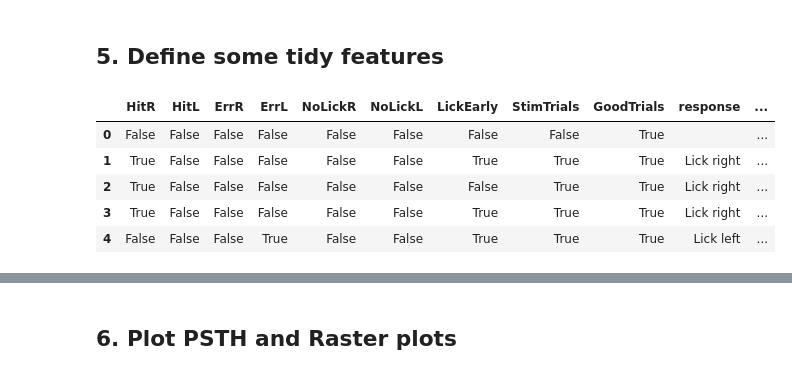
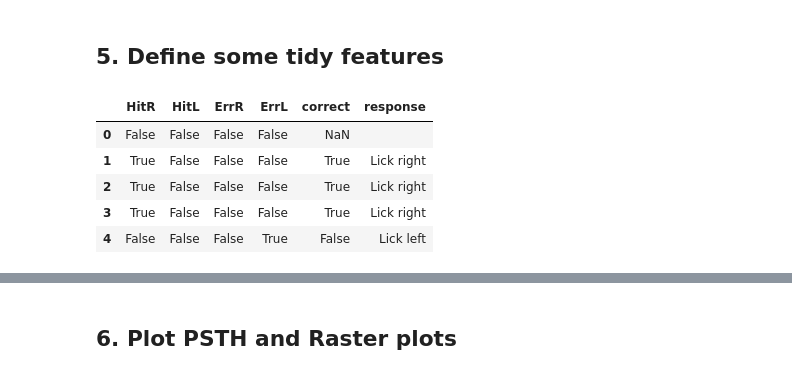
Before and after one commit to KordingLab/spykes, a Jupyter notebook: notebooks_examples/crcns_dataset_example.ipynb, the cells around one changed output, grey strips where cells are left out. Cells and saved outputs as stored; diff of their text form; code cells hidden in the pictures.

```diff
--- a/notebooks_examples/crcns_dataset_example.ipynb
+++ b/notebooks_examples/crcns_dataset_example.ipynb
@@ -55,12 +59,14 @@ neuron 9 has a firing rate of 5.07 spikes per second
 # %% [markdown]
 ## 3. Get event times
 # %%
-events = pd.DataFrame()
-events['trialStart'] = mat['obj']['trialStartTimes'][0][0][0]
-events['cueTimes'] = np.squeeze(mat['obj']['trialPropertiesHash'][0][0][0][0][2][0][2])
-events['RealCueTimes'] = events['trialStart'] + events['cueTimes']
-#events['trial_id'] = np.arange(np.size(events['trialStart']))
-events.head()
+data_df = pd.DataFrame()
+data_df['trialStart'] = mat['obj']['trialStartTimes'][0][0][0]
+data_df['cueTimes'] = np.squeeze(mat['obj']['trialPropertiesHash'][0][0][0][0][2][0][2])
+data_df['RealCueTimes'] = data_df['trialStart'] + data_df['cueTimes']
+
+# Collect all the events and display them
+events = ['trialStart', 'cueTimes', 'RealCueTimes']
+data_df[events].head()
 # %% [output]
 |  | trialStart | cueTimes | RealCueTimes |
 | 0 | 2.261389 | 0.000000 | 2.261389 |
@@ -71,17 +77,17 @@ events.head()
 # %% [markdown]
 ## 4. Get features
 # %%
-features = pd.DataFrame()
-
 trialTypeMat = mat['obj']['trialTypeMat'][0][0].astype(np.bool_)
 trialTypeStr = np.squeeze(np.stack(np.squeeze(mat['obj']['trialTypeStr'][0][0])))
 
 for ind, feat in enumerate(trialTypeStr):
-    features[str(feat)] = trialTypeMat[ind]
+    data_df[str(feat)] = trialTypeMat[ind]
 
-features['GoodTrials'] = np.squeeze(mat['obj']['trialPropertiesHash'][0][0][0][0][2][0][3]).astype(np.bool_)
-#features['trial_id'] = np.arange(np.size(features['GoodTrials']))
-features.head()
+data_df['GoodTrials'] = np.squeeze(mat['obj']['trialPropertiesHash'][0][0][0][0][2][0][3]).astype(np.bool_)
+
+# Collect all features and display them
+features = ['HitR', 'HitL', 'ErrR', 'ErrL', 'NoLickR', 'NoLickL', 'LickEarly', 'StimTrials', 'GoodTrials']
+data_df[features].head()
 # %% [output]
 |  | HitR | HitL | ErrR | ErrL | NoLickR | NoLickL | LickEarly | StimTrials | GoodTrials |
 | 0 | False | False | False | False | False | False | False | False | True |
@@ -92,17 +98,17 @@ features.head()
 # %% [markdown]
 ## 5. Define some tidy features
 # %%
-var_of_int = ['HitR','HitL', 'ErrR', 'ErrL']
+features_of_interst = ['HitR','HitL', 'ErrR', 'ErrL']
 
-features['response'] = features[var_of_int].apply(lambda row: row.argmax() if row.max()==True else '',axis=1)
-features['correct'] = features['response'].map(lambda s: {'Hit':True,'Err':False,'':np.nan}[s[:3]])
-features['response'] = features['response'].map(lambda s: {'L':'Lick left','R':'Lick right','':''}[s[-1:]])
+data_df['response'] = data_df[features_of_interst].apply(lambda row: row.argmax() if row.max()==True else '',axis=1)
+data_df['correct'] = data_df['response'].map(lambda s: {'Hit':True,'Err':False,'':np.nan}[s[:3]])
+data_df['response'] = data_df['response'].map(lambda s: {'L':'Lick left','R':'Lick right','':''}[s[-1:]])
 
-features.head()
+data_df[['HitR','HitL', 'ErrR', 'ErrL','correct','response']].head()
 # %% [output]
-|  | HitR | HitL | ErrR | ErrL | NoLickR | NoLickL | LickEarly | StimTrials | GoodTrials | response | ... |
-| 0 | False | False | False | False | False | False | False | False | True |  | ... |
-| 1 | True | False | False | False | False | False | True | True | True | Lick right | ... |
-| 2 | True | False | False | False | False | False | False | True | True | Lick right | ... |
-| 3 | True | False | False | False | False | False | True | True | True | Lick right | ... |
-| 4 | False | False | False | True | False | False | True | True | True | Lick left | ... |
+|  | HitR | HitL | ErrR | ErrL | correct | response |
+| 0 | False | False | False | False | NaN |  |
+| 1 | True | False | False | False | True | Lick right |
+| 2 | True | False | False | False | True | Lick right |
+| 3 | True | False | False | False | True | Lick right |
+| 4 | False | False | False | True | False | Lick left |
```
Also changed, not shown: parts of 13 cells of this notebook, 3 other files.
